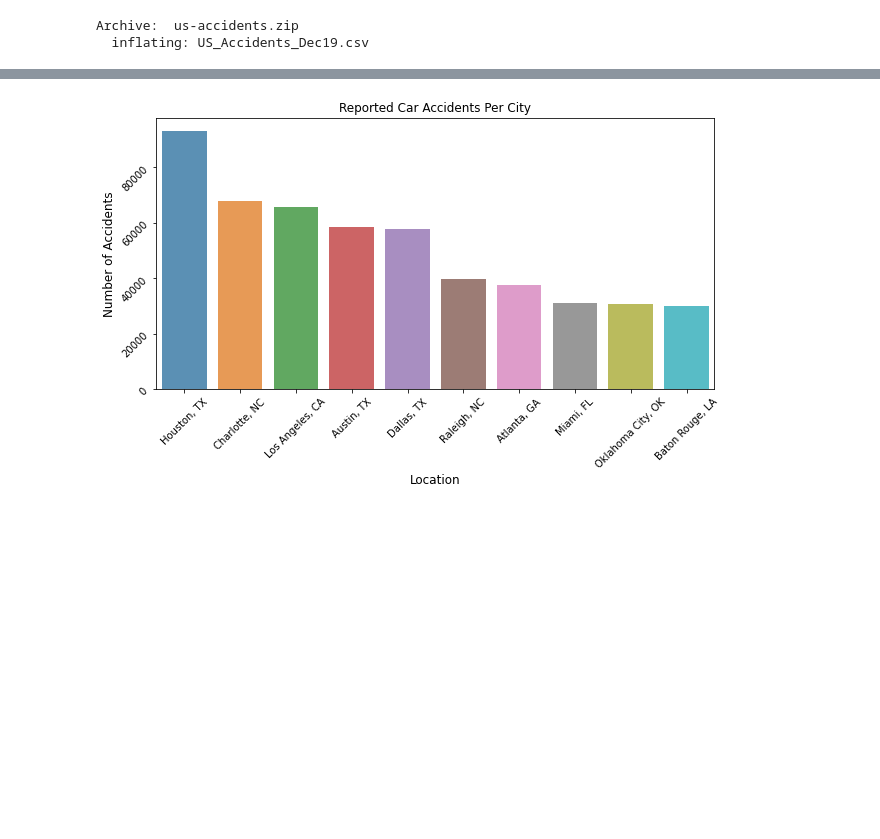
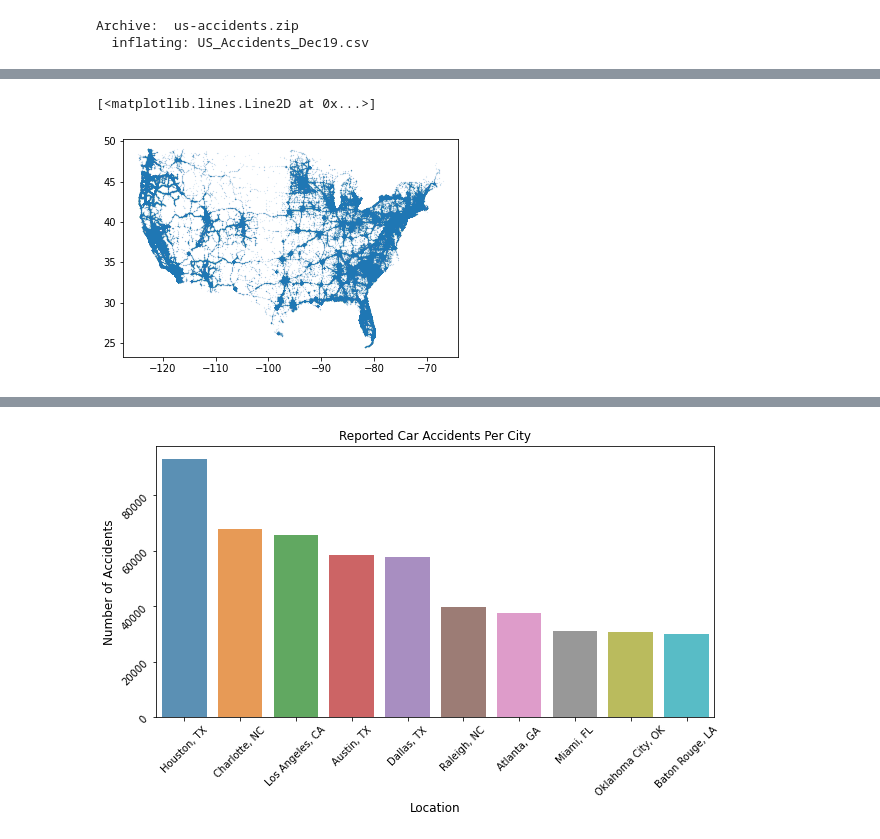
Before and after one commit to RicStrong/AccidentsDataset, a Jupyter notebook: CollisionsDataSet.ipynb, the cells around one changed output, grey strips where cells are left out. Cells and saved outputs as stored; diff of their text form; code cells hidden in the pictures; blank space fills up the shorter version.

```diff
--- a/CollisionsDataSet.ipynb
+++ b/CollisionsDataSet.ipynb
@@ -60,0 +90,6 @@ df = df[['City', 'State', 'Start_Time']]
+# %%
+#Much easier to do this type of vizualization than I would have expected!! This is great- just plain plotting
+plt.plot(df['Start_Lng'], df['Start_Lat'], '.', markersize=.1)
+# %% [output]
+[<matplotlib.lines.Line2D at 0x...>]
+[figure, added]
```
Also changed, not shown: parts of 12 cells of this notebook.
